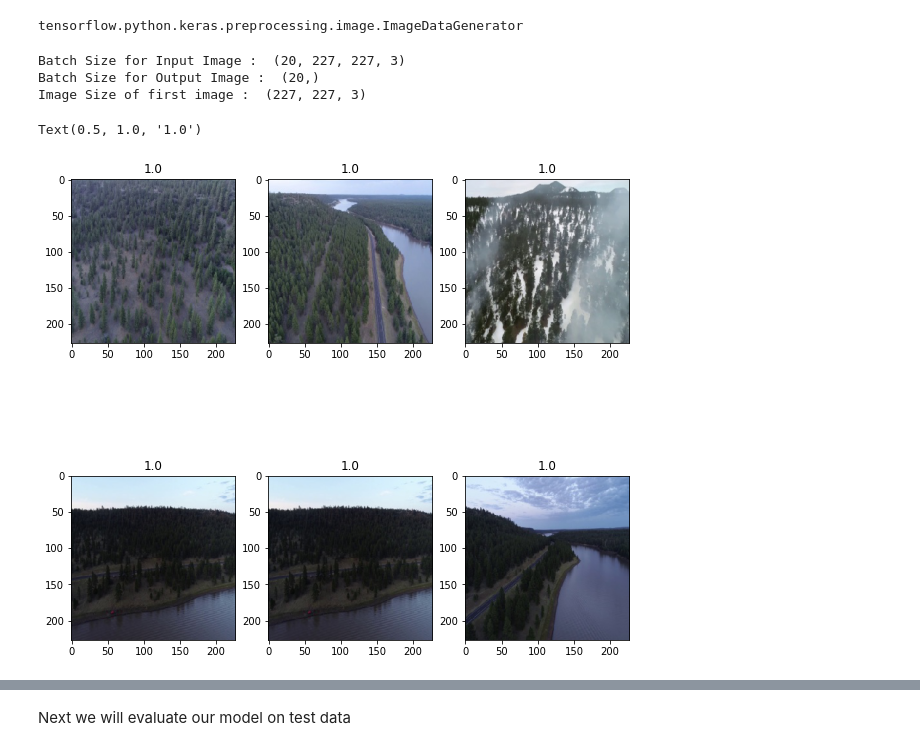
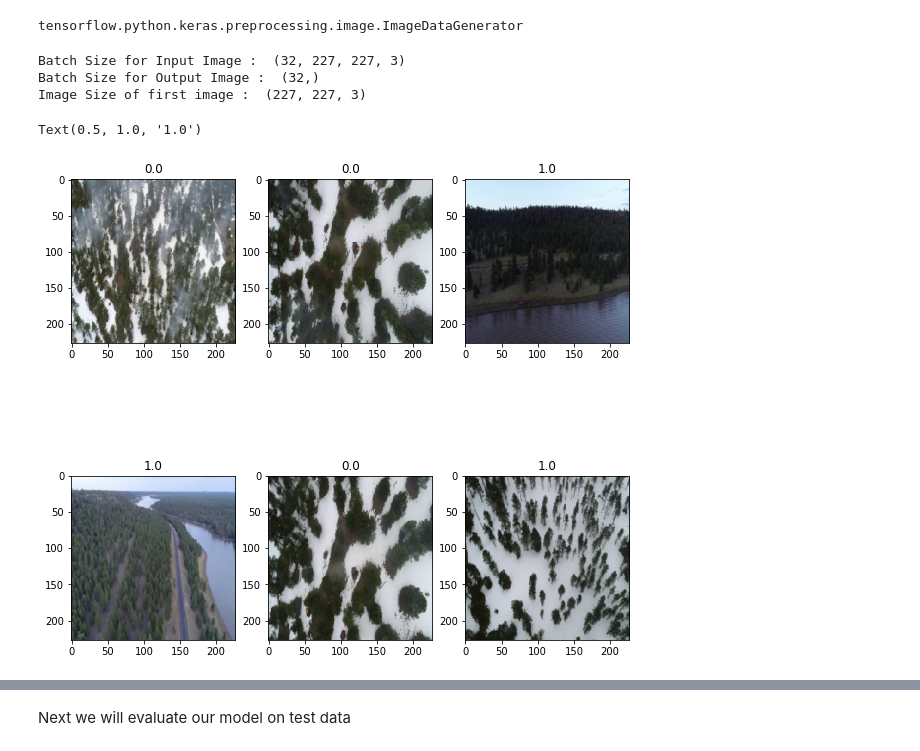
Before and after one commit to hfsuluova/CE888, a Jupyter notebook: Assignment/Assingment_1.ipynb, the cells around one changed output, grey strips where cells are left out. Saved outputs shown, nothing was run; the diff lists cells and outputs as text; code cells hidden in the pictures.

```diff
--- a/Assignment/Assingment_1.ipynb
+++ b/Assignment/Assingment_1.ipynb
@@ -42,7 +20,7 @@ train_path = '/content/drive/MyDrive/Assignment/Fire-vs-NoFire/Training'
 test_path = '/content/drive/MyDrive/Assignment/Fire-vs-NoFire/Test'
 
 train_datagen = ImageDataGenerator(rescale=1. / 255, validation_split=0.2)
-train = train_datagen.flow_from_directory(train_path, target_size=(227,227), batch_size=20, class_mode='binary', subset='training')
+train = train_datagen.flow_from_directory(train_path, target_size=(227,227), batch_size=32, class_mode='binary', subset='training')
 
-validation_generator = train_datagen.flow_from_directory(train_path, target_size=(227,227), batch_size=20, class_mode='binary', subset='validation')
+validation_generator = train_datagen.flow_from_directory(train_path, target_size=(227,227), batch_size=32, class_mode='binary', subset='validation')
 # %% [output]
@@ -83,24 +61,24 @@ print("Batch Size for Output Image : ",train[0][1].shape)
 print("Image Size of first image : ",train[0][0][0].shape)
 #print("Output of first image : ",train[0][1][0].shape)
 # %% [output]
-Batch Size for Input Image :  (20, 227, 227, 3)
-Batch Size for Output Image :  (20,)
+Batch Size for Input Image :  (32, 227, 227, 3)
+Batch Size for Output Image :  (32,)
 Image Size of first image :  (227, 227, 3)
 # %%
 fig , axs = plt.subplots(2,3 ,figsize = (10,10))
 axs[0][0].imshow(train[0][0][12])
 axs[0][0].set_title(train[0][1][12])
-axs[0][1].imshow(train[0][0][10])
-axs[0][1].set_title(train[0][1][10])
-axs[0][2].imshow(train[0][0][5])
-axs[0][2].set_title(train[0][1][5])
-axs[1][0].imshow(train[0][0][19])
-axs[1][0].set_title(train[0][1][19])
+axs[0][1].imshow(train[0][0][1])
+axs[0][1].set_title(train[0][1][1])
+axs[0][2].imshow(train[0][0][14])
+axs[0][2].set_title(train[0][1][14])
+axs[1][0].imshow(train[0][0][17])
+axs[1][0].set_title(train[0][1][17])
 axs[1][1].imshow(train[0][0][19])
 axs[1][1].set_title(train[0][1][19])
 axs[1][2].imshow(train[0][0][3])
 axs[1][2].set_title(train[0][1][3])
 # %% [output]
 Text(0.5, 1.0, '1.0')
-[figure, old version]
+[figure, new version]
 # %%
```
Also changed, not shown: parts of 19 cells of this notebook.
